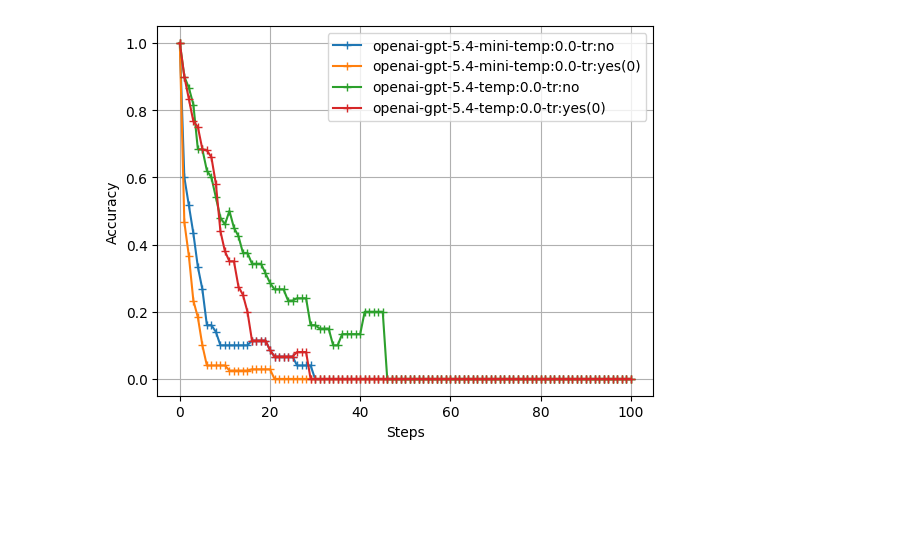
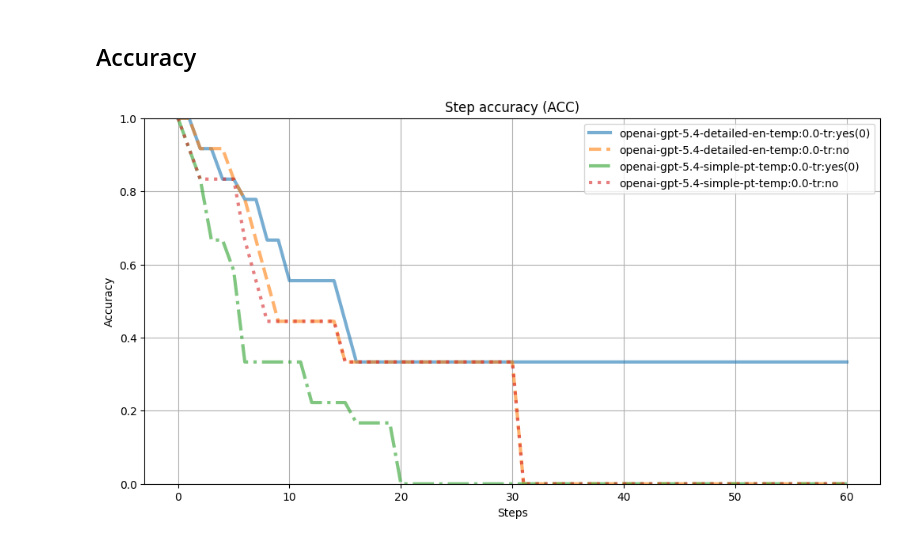
Before and after one commit to PUC-Behring-Institute-for-AI/umllm, a Jupyter notebook: evaluations/plot.ipynb, the cells around one changed output. Cells and saved outputs as stored; diff of their text form; code cells hidden in the pictures; blank space fills up the shorter version.

Commit message:
evaluations: Update plot

```diff
--- a/evaluations/plot.ipynb
+++ b/evaluations/plot.ipynb
@@ -31,6 +35,7 @@ def load():
                 'C': t['cycles_until_halt'],
                 'provider': t['provider'],
                 'model': t['model'],
+                'prompt': t['prompt'],
                 'temperature': t['temperature'],
                 'seed': t['seed'],
                 'truncate': f'yes({t["truncate"]})' if t['truncate'] is not None else 'no',
@@ -46,7 +51,7 @@ def load():
                              t['usage_metadata']['output_tokens']),
             }
 RUNS = list(load())
-df = pd.DataFrame(RUNS)
-df_sum = df[['error', 'halted']].sum().to_frame(name='sum')
-df_cost = df[['cost']].sum().to_frame(name='$')
+RUNS_DF = pd.DataFrame(RUNS)
+RUNS_DF_SUM = RUNS_DF[['error', 'halted']].sum().to_frame(name='sum')
+RUNS_DF_COST = RUNS_DF[['cost']].sum().to_frame(name='$')
 # %%
@@ -78 +118,3 @@ display(df.sort_values(by=['progress', 'C'], ascending=False))
+# %% [markdown]
+## Accuracy
 # %%
@@ -85,22 +128,39 @@ Cs.sort()
 # %%
 import itertools
 tab = {}
-for p, m, temp, tr in itertools.product(providers, models, temperature, truncate):
-    t = df[(df['provider'] == p) & (df['model'] == m)
-        & (df['temperature'] == temp) & (df['truncate'] == tr)].sort_values('cycles')
-    #display(t)
-    label = f'{p}-{m}-temp:{temp}-tr:{tr}'
+for provider, model, prompt, temp, tr in PROD_MODEL_CONFIG:
+    t = RUNS_DF[
+        (RUNS_DF['provider'] == provider)
+        & (RUNS_DF['model'] == model)
+        & (RUNS_DF['prompt'] == prompt)
+        & (RUNS_DF['temperature'] == temp)
+        & (RUNS_DF['truncate'] == tr)
+    ].sort_values('cycles')
+    label = f'{provider}-{model}-{prompt}-temp:{temp}-tr:{tr}'
+    #print(label)
     for i in range(0, Cs[-1] + 1):
         N_correct = len(t[t['cycles'] >= i])
         N_total = len(t[t['C'] >= i])
-        # N_correct = len(t[t['cycles'] <= i])
-        # N_total = Cs[-1]
-        acc = N_correct / N_total
+        if N_total != 0:
+            acc = N_correct / N_total
+        else:
+            acc = float('nan')
         if label not in tab:
             tab[label] = []
         tab[label].append(acc)
 # %%
-ax = pd.DataFrame(tab, index=list(range(0, Cs[-1]+1))).plot.line(
-    xlabel='Steps', ylabel='Accuracy', grid=True, style='+-')
+df = pd.DataFrame(tab, index=list(range(0, Cs[-1]+1)))
+ax = df.plot.line(
+    title='Step accuracy (ACC)',
+    xlabel='Steps',
+    ylabel='Accuracy',
+    figsize=(12,6),
+    grid=True,
+    style=['-', '--', '-.', ':'],
+    alpha=.6,
+    linewidth=3,
+)
+ax.set_ylim(df.min().min(), df.max().max())
+plt.show()
 # %% [output]
-[figure, old version]
+[figure, new version]
```
Also changed, not shown: parts of 9 cells of this notebook.
